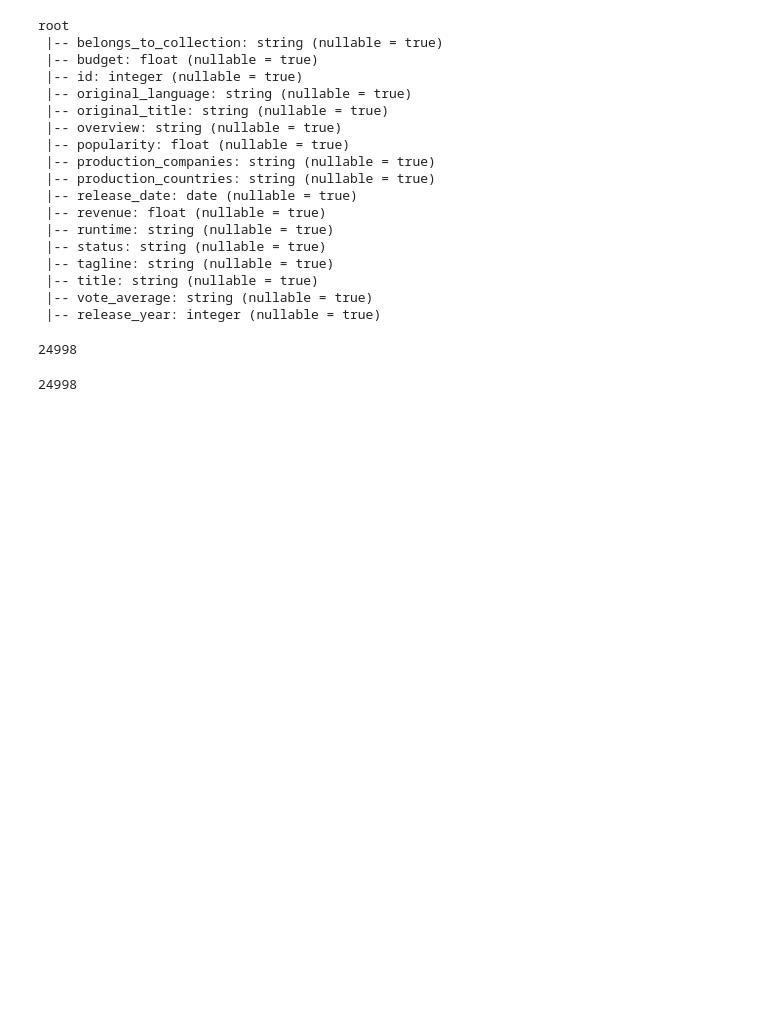
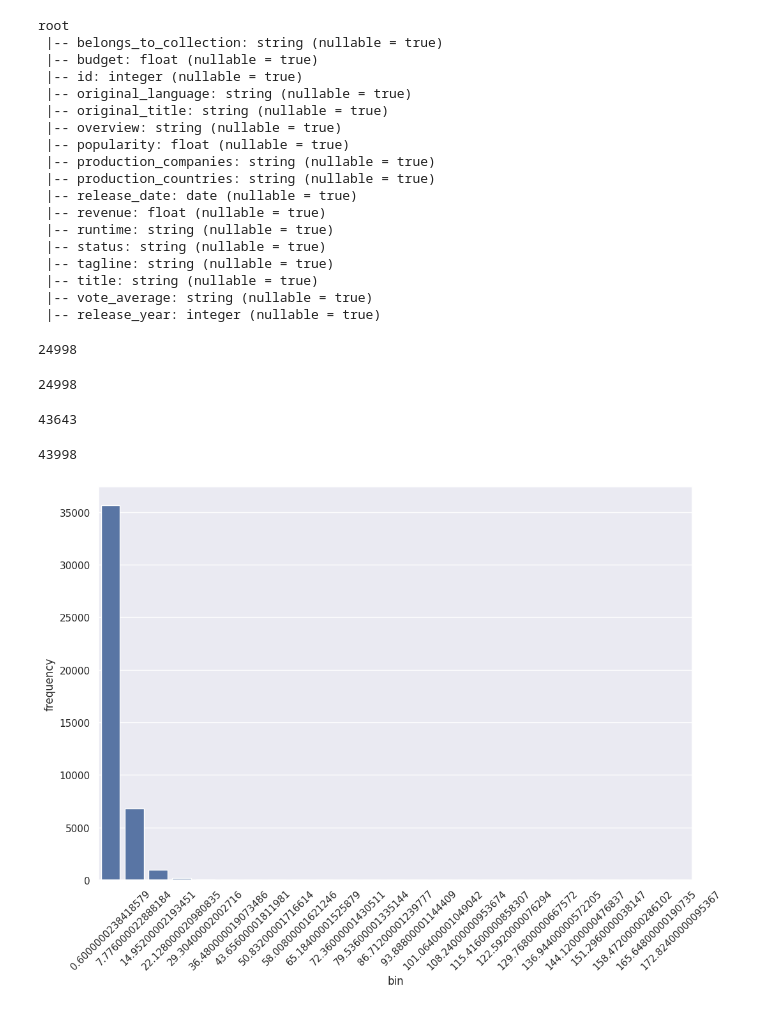
Before and after one commit to amien1410/colab-notebooks, a Jupyter notebook: Colab_Pyspark_Utility_Functions_and_Visualizations.ipynb, the cells around one changed output. Saved outputs shown, nothing was run; the diff lists cells and outputs as text; code cells hidden in the pictures; blank space fills up the shorter version.

```diff
--- a/Colab_Pyspark_Utility_Functions_and_Visualizations.ipynb
+++ b/Colab_Pyspark_Utility_Functions_and_Visualizations.ipynb
@@ -522,3 +522,35 @@ root
 df.join(broadcast(df_p1), df['id'] == df_p1['id'],'left_semi').count()
 # %% [output]
 24998
+# %%
+# Dropping duplicates
+df.dropDuplicates(['title','release_year']).count()
+# %% [output]
+43643
+# %%
+# Original Data count
+df.count()
+# %% [output]
+43998
+# %%
+#@title Data Visualization
+
+# Step 1: Importing the required libraries
+%matplotlib inline
+import pandas as pd
+from matplotlib import pyplot as plt
+import seaborn as sns
+
+# Step 2: Processing the data in Spark. We can use the histogram function from the RDD
+histogram_data = df.select('popularity').rdd.flatMap(lambda x:x).histogram(25)
+
+# Step 3: Loading the Computed Histogram into a pandas DataFrame for plotting
+hist_df=pd.DataFrame(list(zip(*histogram_data)), columns=['bin','frequency'])
+
+# Step 4: Plotting the data
+sns.set(rc={"figure.figsize": (12, 8)})
+sns.barplot(x=hist_df['bin'], y=hist_df['frequency'])
+plt.xticks(rotation=45)
+plt.show()
+# %% [output]
+[figure, added]
```
Also changed, not shown: parts of 3 cells of this notebook.
